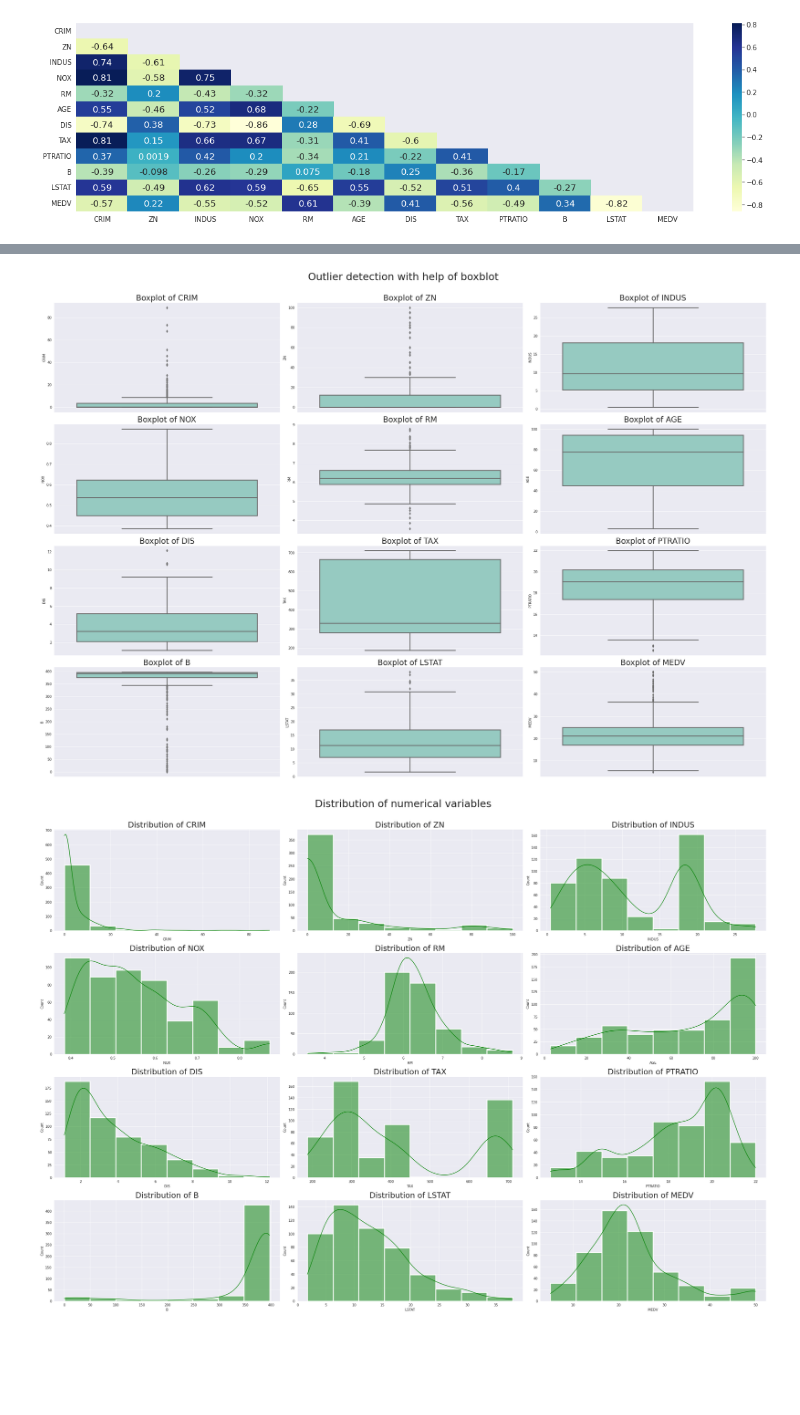
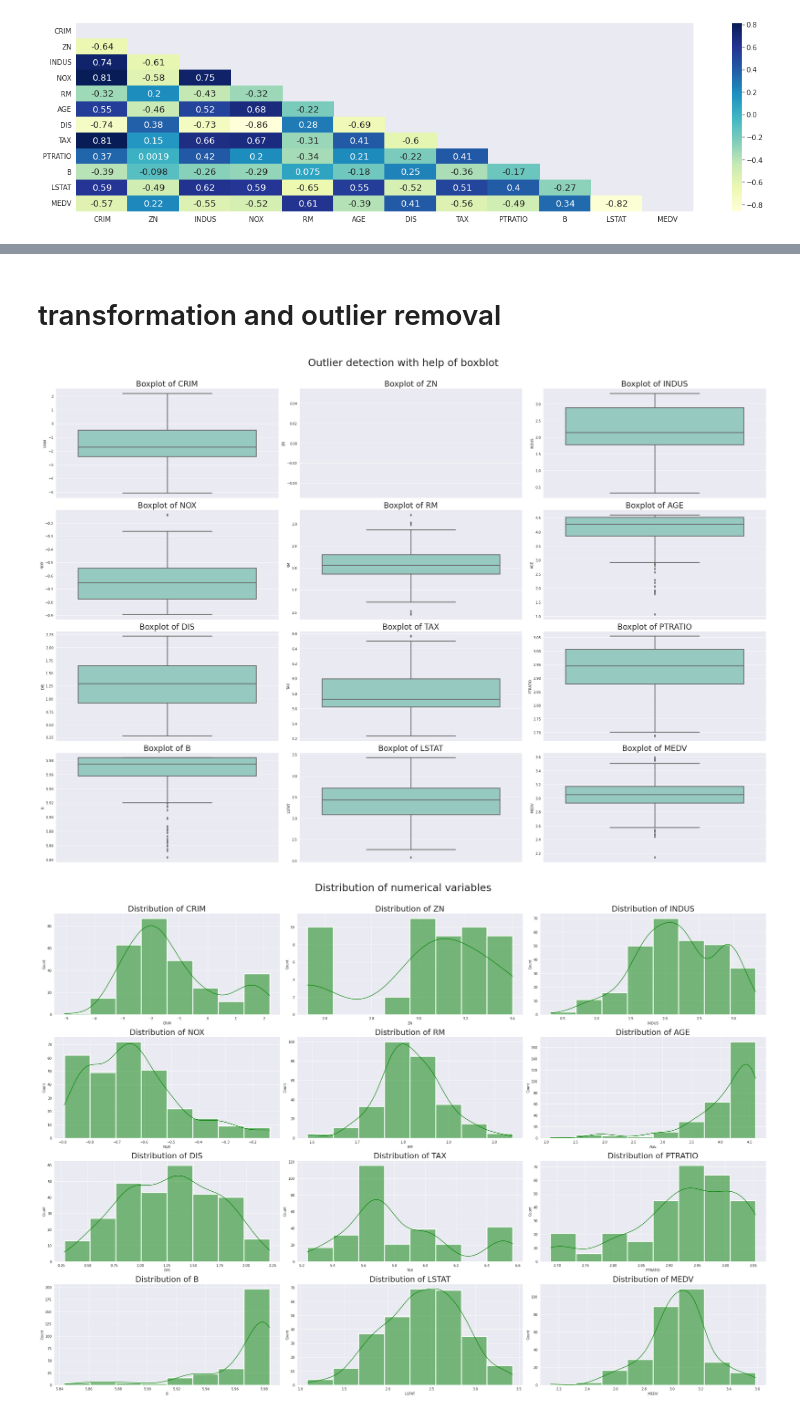
Before and after one commit to goswamimohit/Housing-, a Jupyter notebook: Housing_EDA1.ipynb, the cells around one changed output, grey strips where cells are left out. Saved outputs shown, nothing was run; the diff lists cells and outputs as text; code cells hidden in the pictures; blank space fills up the shorter version.

```diff
--- a/Housing_EDA1.ipynb
+++ b/Housing_EDA1.ipynb
@@ -383,7 +407,9 @@ def remove_outlier_IQR(df):#Outlier Removal BY IQR
     Q1=df.quantile(0.25)
     Q3=df.quantile(0.75)
     IQR=Q3-Q1
-    df_final=df[~((df<(Q1-1.5*IQR)) | (df>(Q3+1.5*IQR)))]
+    df_final=df[~((df<(Q1-1.5*IQR)) | (df>(Q3+1.5*IQR))).any(axis=1)]# tilde operator(~)act as not operator
     return df_final
+# %% [markdown]
+# transformation and outlier removal
 # %%
-housing_ol=housing.copy(deep=True)
+housing_n=housing.copy(deep=True)
@@ -391,0 +416,2 @@ remove_outlier_IQR(housing_ol)
+# %%
+housing_n=remove_outlier_IQR(housing_n)
@@ -392,5 +420,5 @@ remove_outlier_IQR(housing_ol)
 # %%
-tansformation(housing_ol)
+tansformation(housing_n)
 # %% [output]
-[figure, old version]
+[figure, new version]
-[figure, old version]
+[figure, new version]
```
Also changed, not shown: parts of 19 cells of this notebook.
